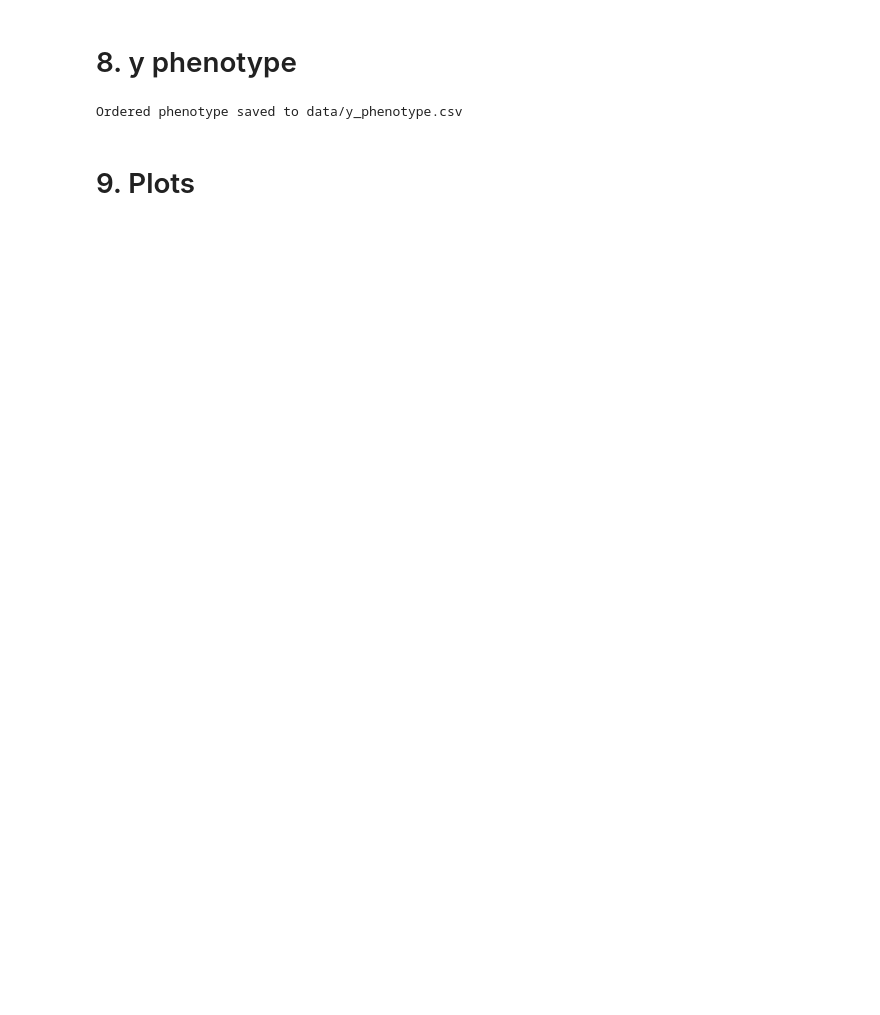
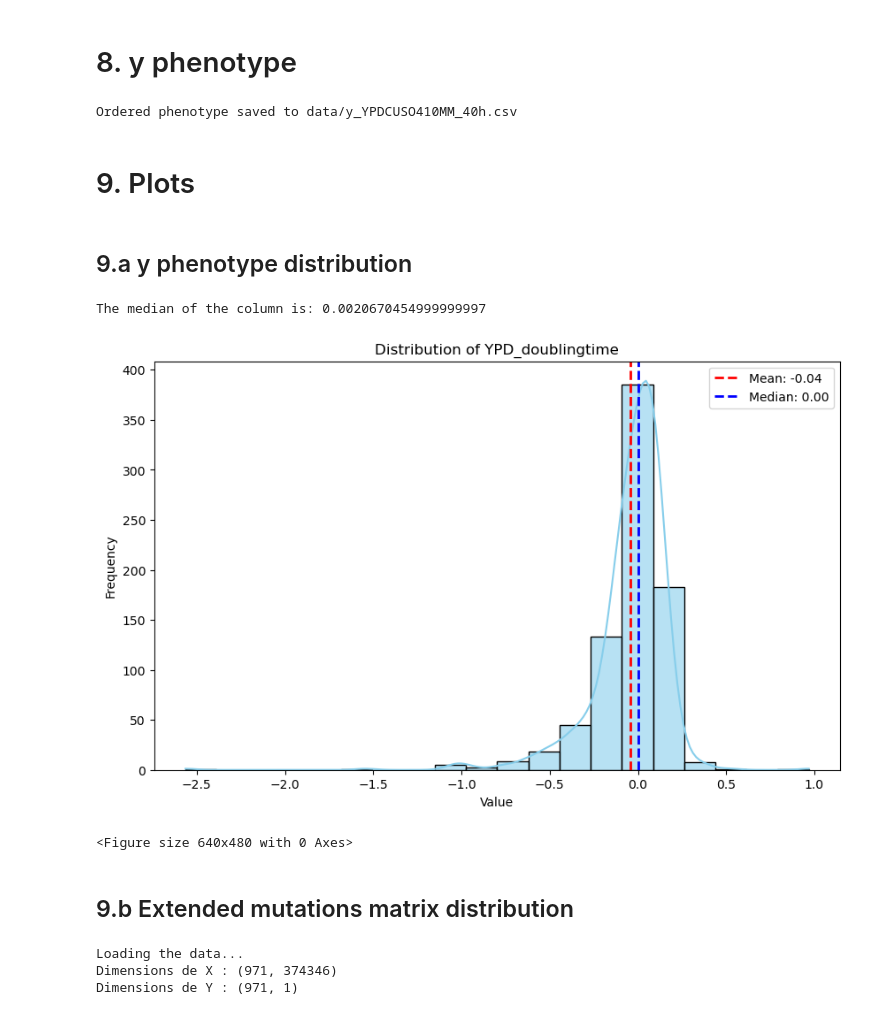
Before and after one commit to paolabiocchi/Yeast_Project, a Jupyter notebook: extract_data.ipynb, the cells around one changed output. Cells and saved outputs as stored; diff of their text form; code cells hidden in the pictures; blank space fills up the shorter version.

```diff
--- a/extract_data.ipynb
+++ b/extract_data.ipynb
@@ -172,16 +173,16 @@ def create_mutation_matrix(df, min_mutations=2):
     # Fill missing values with 0 and set the presence of mutation to 1
     mutation_matrix = mutation_matrix.notnull().astype(int)
 
-    # Number of proteins (mutation labels) before filtering
-    num_proteins_before = mutation_matrix.shape[1]
-    print(f"Number of proteins before filtering: {num_proteins_before}")
+    # Number of mutations (mutation labels) before filtering
+    num_mutations_before = mutation_matrix.shape[1]
+    print(f"Number of mutations before filtering: {num_mutations_before}")
 
     # Filter out columns with less than min_mutations occurrences
     mutation_matrix = mutation_matrix.loc[:, (mutation_matrix.sum(axis=0) >= min_mutations)]
 
-    # Number of proteins (mutation labels) after filtering
-    num_proteins_after = mutation_matrix.shape[1]
-    print(f"Number of proteins after filtering: {num_proteins_after}")
+    # Number of mutations (mutation labels) after filtering
+    num_mutations_after = mutation_matrix.shape[1]
+    print(f"Number of mutations after filtering: {num_mutations_after}")
 
     # Reset index to include Yeast_ID as a column
     mutation_matrix.reset_index(inplace=True)
@@ -305,36 +308,47 @@ y_phenotype_output_path = f"data/y_{phenotype}.csv"
 y_phenotype.to_csv(y_phenotype_output_path, index=False)
 print(f"Ordered phenotype saved to {y_phenotype_output_path}")
 # %% [output]
-Ordered phenotype saved to data/y_phenotype.csv
+Ordered phenotype saved to data/y_YPDCUSO410MM_40h.csv
 # %% [markdown]
 # 9. Plots
+# %% [markdown]
+## 9.a y phenotype distribution
 # %%
 y_data = y_phenotype.drop(columns=["Yeast_ID"])
 
-median_value = y_data['YPD_doublingtime'].median()
+median_value = y_data[phenotype].median()
 print(f"The median of the column is: {median_value}")
 
 # Set the figure size
 plt.figure(figsize=(10, 6))
 
 # Plot histogram for the single column with KDE
-sns.histplot(y_data['YPD_doublingtime'], kde=True, bins=20, color='skyblue', alpha=0.6)
+sns.histplot(y_data[phenotype], kde=True, bins=20, color='skyblue', alpha=0.6)
 
 # Calculate mean and median
-mean_val = y_data['YPD_doublingtime'].mean()
-median_val = y_data['YPD_doublingtime'].median()
+mean_val = y_data[phenotype].mean()
+median_val = y_data[phenotype].median()
 
 # Plot lines for mean and median
 plt.axvline(mean_val, color='red', linestyle='dashed', linewidth=2, label=f'Mean: {mean_val:.2f}')
 plt.axvline(median_val, color='blue', linestyle='dashed', linewidth=2, label=f'Median: {median_val:.2f}')
 
 # Add title and labels
-plt.title('Distribution with Mean and Median')
+plt.title(f'Distribution of {phenotype}')
 plt.xlabel('Value')
 plt.ylabel('Frequency')
 
 # Add legend
 plt.legend()
 
 # Show the plot
 plt.show()
+
+# Save the plot to a file (e.g., as a PNG file)
+plt.savefig(f'results/plots/y_{phenotype}.png', dpi=300, bbox_inches='tight')
+# %% [output]
+The median of the column is: 0.0020670454999999997
+[figure, added]
+<Figure size 640x480 with 0 Axes>
+# %% [markdown]
+## 9.b Extended mutations matrix distribution
@@ -340,0 +358,31 @@ plt.show()
+# %%
+import numpy as np
+import pandas as pd
+
+print("Loading the data...")
+X_file = f"data/X_matrix_{phenotype}.csv"
+Y_file = f"data/y_{phenotype}.csv"
+
+# Load the column names (header)
+column_names = np.genfromtxt(X_file, delimiter=',', max_rows=1, dtype=str)[1:]  # Skip the first column if it's row names
+
+# Read the first line of the file to determine the number of columns
+with open(X_file, 'r') as f:
+    first_line = f.readline()
+    end_column_index = len(first_line.split(','))  # Count the number of columns in the first line
+
+# Load the row names (index) from the first column and the data (excluding first column)
+data = np.loadtxt(X_file, delimiter=',', skiprows=1, usecols=range(1, end_column_index))
+row_names = np.loadtxt(X_file, delimiter=',', skiprows=1, usecols=0, dtype=str)
+
+# Create the DataFrame
+X_data = pd.DataFrame(data, index=row_names, columns=column_names)
+y_file = pd.read_csv(Y_file)
+
+y_data = y_file.drop(columns=["Yeast_ID"])
+print(f"Dimensions de X : {X_data.shape}")
+print(f"Dimensions de Y : {y_data.shape}")
+# %% [output]
+Loading the data...
+Dimensions de X : (971, 374346)
+Dimensions de Y : (971, 1)
```
Also changed, not shown: parts of 8 cells of this notebook.
